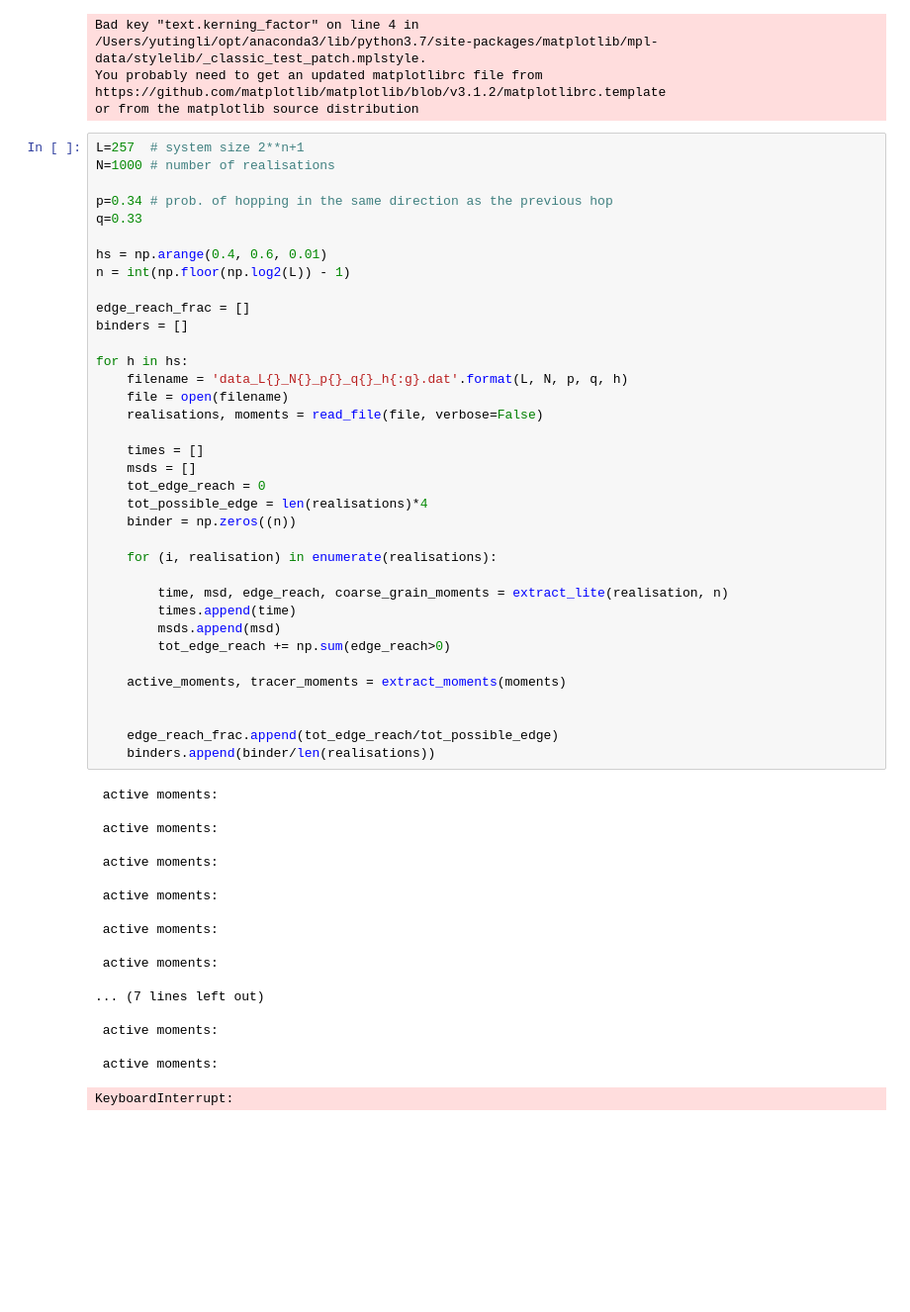
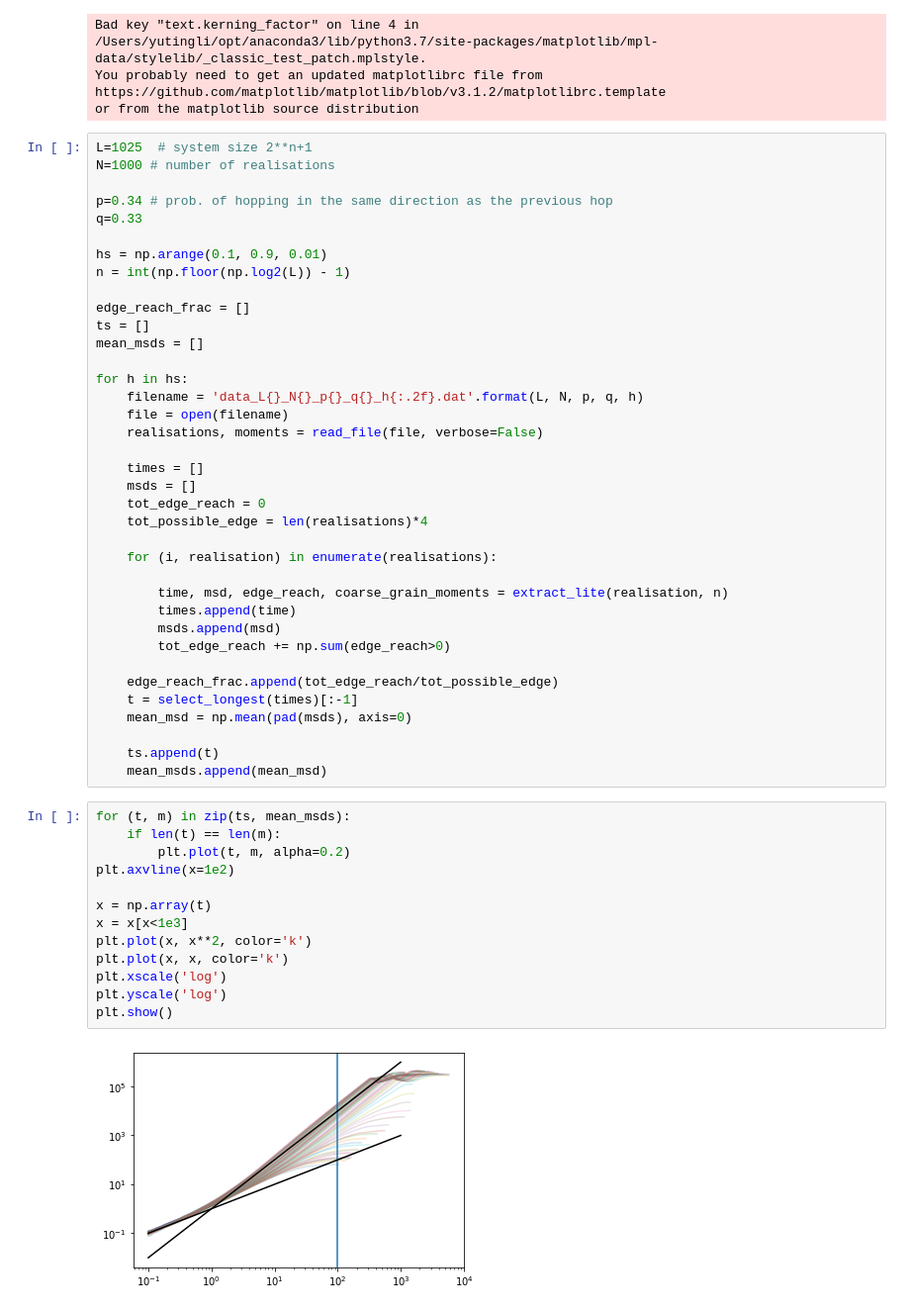
Before and after one commit to Irene-Li/BARW, a Jupyter notebook: BARW/plot_mult_data.ipynb, the cells around one changed output. Shown at 99% size. Cells and saved outputs as stored; diff of their text form; blank space fills up the shorter version.

```diff
--- a/BARW/plot_mult_data.ipynb
+++ b/BARW/plot_mult_data.ipynb
@@ -9,20 +9,21 @@ You probably need to get an updated matplotlibrc file from
 https://github.com/matplotlib/matplotlib/blob/v3.1.2/matplotlibrc.template
 or from the matplotlib source distribution
 # %%
-L=257  # system size 2**n+1
+L=1025  # system size 2**n+1
 N=1000 # number of realisations
 
 p=0.34 # prob. of hopping in the same direction as the previous hop
 q=0.33
 
-hs = np.arange(0.4, 0.6, 0.01)
+hs = np.arange(0.1, 0.9, 0.01)
 n = int(np.floor(np.log2(L)) - 1)
 
 edge_reach_frac = []
-binders = []
+ts = []
+mean_msds = []
 
 for h in hs:
-    filename = 'data_L{}_N{}_p{}_q{}_h{:g}.dat'.format(L, N, p, q, h)
+    filename = 'data_L{}_N{}_p{}_q{}_h{:.2f}.dat'.format(L, N, p, q, h)
     file = open(filename)
     realisations, moments = read_file(file, verbose=False)
 
@@ -30,7 +31,6 @@ for h in hs:
     msds = []
     tot_edge_reach = 0
     tot_possible_edge = len(realisations)*4
-    binder = np.zeros((n))
 
     for (i, realisation) in enumerate(realisations):
 
@@ -39,30 +39,27 @@ for h in hs:
         msds.append(msd)
         tot_edge_reach += np.sum(edge_reach>0)
 
-    active_moments, tracer_moments = extract_moments(moments)
+    edge_reach_frac.append(tot_edge_reach/tot_possible_edge)
+    t = select_longest(times)[:-1]
+    mean_msd = np.mean(pad(msds), axis=0)
 
-
-    edge_reach_frac.append(tot_edge_reach/tot_possible_edge)
-    binders.append(binder/len(realisations))
+    ts.append(t)
+    mean_msds.append(mean_msd)
-# %% [output]
- active moments:
-
- active moments:
-
- active moments:
-
- active moments:
-
- active moments:
-
- active moments:
-
-... (7 lines left out)
-
- active moments:
-
- active moments:
-KeyboardInterrupt:
+# %%
+for (t, m) in zip(ts, mean_msds):
+    if len(t) == len(m):
+        plt.plot(t, m, alpha=0.2)
+plt.axvline(x=1e2)
+
+x = np.array(t)
+x = x[x<1e3]
+plt.plot(x, x**2, color='k')
+plt.plot(x, x, color='k')
+plt.xscale('log')
+plt.yscale('log')
+plt.show()
+# %% [output]
+[figure, added]
 # %%
 plt.plot(hs, edge_reach_frac)
 plt.show()
```
Also changed, not shown: parts of 3 cells of this notebook.
